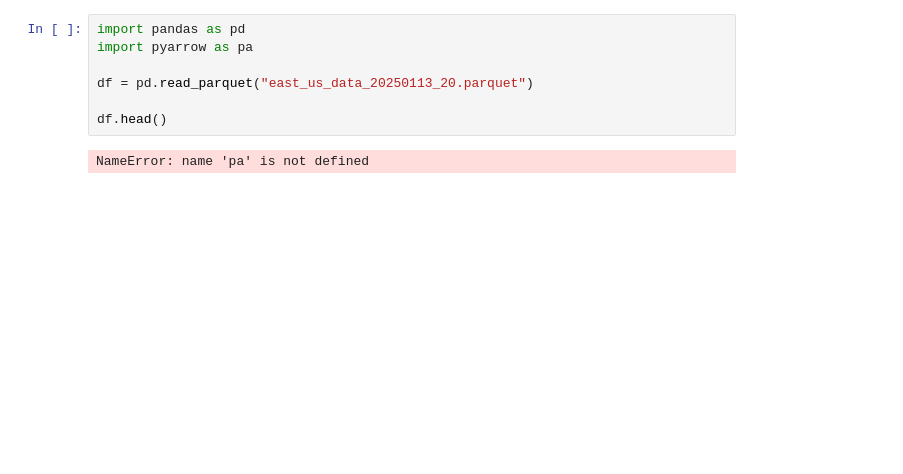
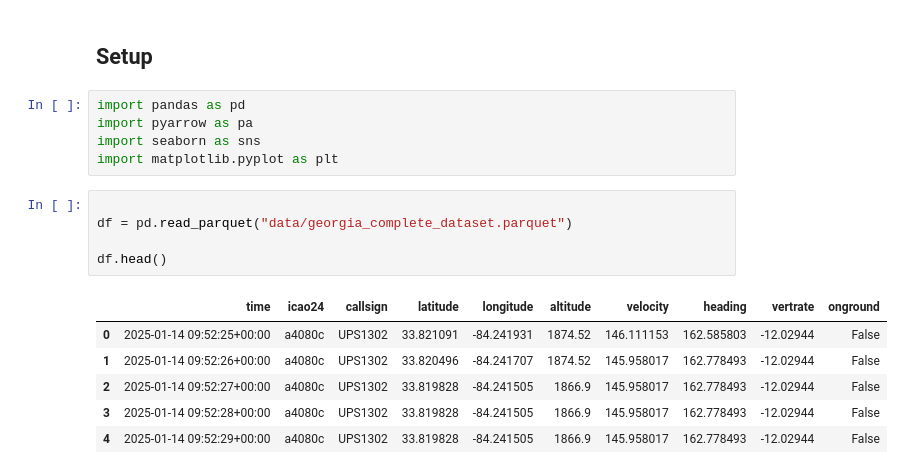
Before and after one commit to mabbts/Aviation-Milestone2-Project, a Jupyter notebook: playground.ipynb, the cells around one changed output. Drawn from its saved outputs; the diff is of its cells as text; blank space fills up the shorter version.

```diff
--- a/playground.ipynb
+++ b/playground.ipynb
@@ -9,9 +1,19 @@ Successfully installed pyarrow-18.1.0
+# %% [markdown]
+## Setup
 # %%
 import pandas as pd
 import pyarrow as pa
-
-df = pd.read_parquet("east_us_data_20250113_20.parquet")
-
-df.head()
+import seaborn as sns
+import matplotlib.pyplot as plt
-# %% [output]
-NameError: name 'pa' is not defined
+# %%
+
+df = pd.read_parquet("data/georgia_complete_dataset.parquet")
+
+df.head()
+# %% [output]
+|  | time | icao24 | callsign | latitude | longitude | altitude | velocity | heading | vertrate | onground |
+| 0 | 2025-01-14 09:52:25+00:00 | a4080c | UPS1302 | 33.821091 | -84.241931 | 1874.52 | 146.111153 | 162.585803 | -12.02944 | False |
+| 1 | 2025-01-14 09:52:26+00:00 | a4080c | UPS1302 | 33.820496 | -84.241707 | 1874.52 | 145.958017 | 162.778493 | -12.02944 | False |
+| 2 | 2025-01-14 09:52:27+00:00 | a4080c | UPS1302 | 33.819828 | -84.241505 | 1866.9 | 145.958017 | 162.778493 | -12.02944 | False |
+| 3 | 2025-01-14 09:52:28+00:00 | a4080c | UPS1302 | 33.819828 | -84.241505 | 1866.9 | 145.958017 | 162.778493 | -12.02944 | False |
+| 4 | 2025-01-14 09:52:29+00:00 | a4080c | UPS1302 | 33.819828 | -84.241505 | 1866.9 | 145.958017 | 162.778493 | -12.02944 | False |
```
Also changed, not shown: parts of 11 cells of this notebook.
